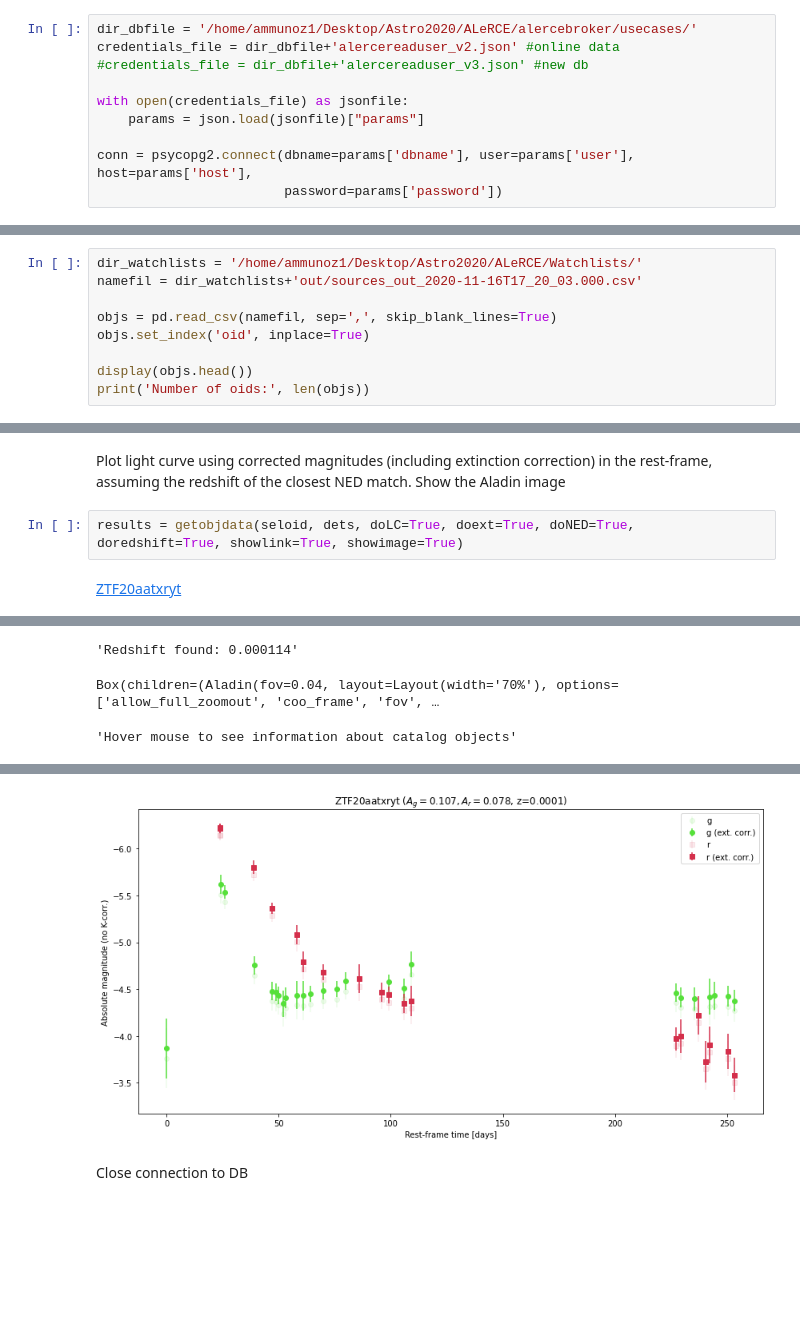
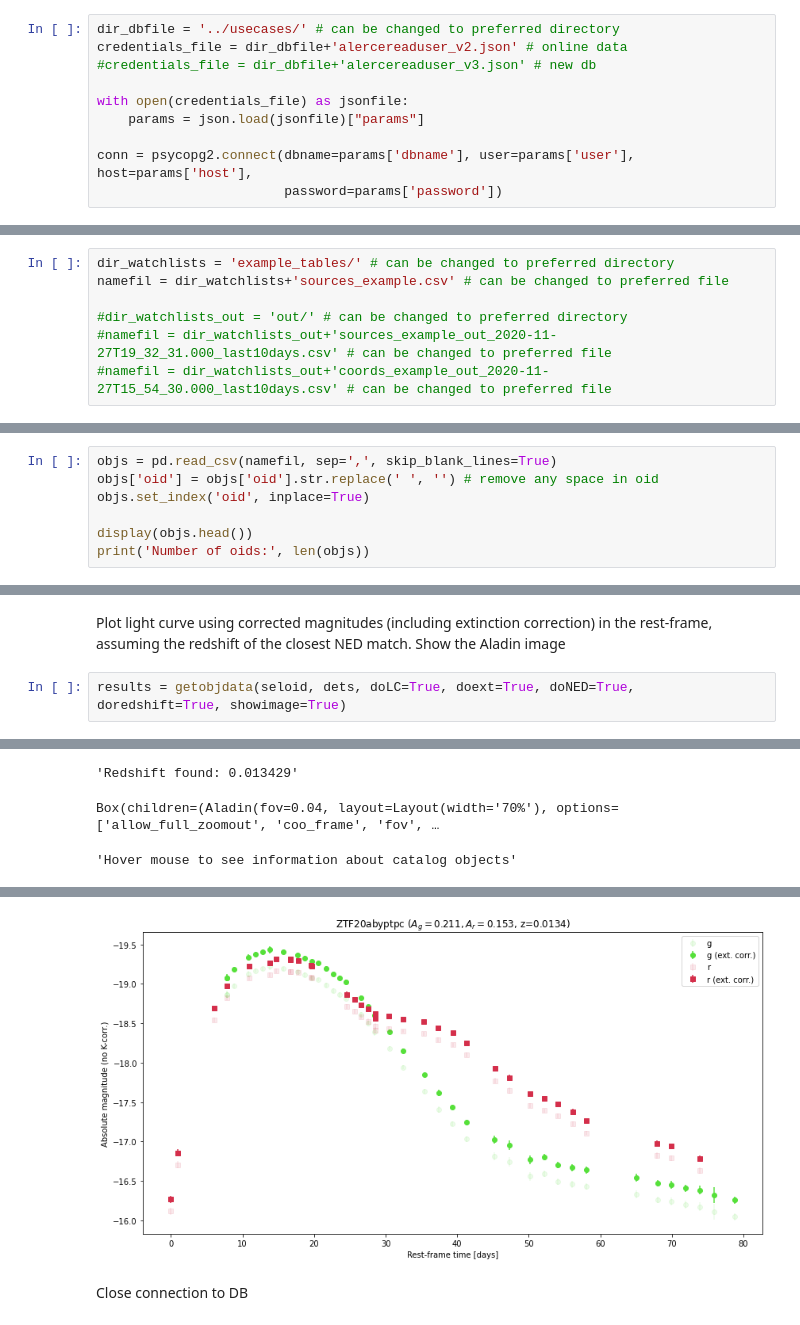
Before and after one commit to alercebroker/watchlists_examples, a Jupyter notebook: watchlists_oids_lc.ipynb, the cells around one changed output, grey strips where cells are left out. Saved outputs shown, nothing was run; the diff lists cells and outputs as text; blank space fills up the shorter version.

```diff
--- a/watchlists_oids_lc.ipynb
+++ b/watchlists_oids_lc.ipynb
@@ -198,9 +198,9 @@ def getobjdata(oid, dets, doLC=False, doext=False, doNED=False, doredshift=False
 # %% [markdown]
 Connect to DB
 # %%
-dir_dbfile = '/home/ammunoz1/Desktop/Astro2020/ALeRCE/alercebroker/usecases/'
-credentials_file = dir_dbfile+'alercereaduser_v2.json' #online data
-#credentials_file = dir_dbfile+'alercereaduser_v3.json' #new db
+dir_dbfile = '../usecases/' # can be changed to preferred directory
+credentials_file = dir_dbfile+'alercereaduser_v2.json' # online data
+#credentials_file = dir_dbfile+'alercereaduser_v3.json' # new db
 
 with open(credentials_file) as jsonfile:
     params = json.load(jsonfile)["params"]
@@ -211,0 +212,7 @@ Read file with oids (csv format, output from watchlists_oids.ipynb)
+# %%
+dir_watchlists = 'example_tables/' # can be changed to preferred directory
+namefil = dir_watchlists+'sources_example.csv' # can be changed to preferred file
+
+#dir_watchlists_out = 'out/' # can be changed to preferred directory
+#namefil = dir_watchlists_out+'sources_example_out_2020-11-27T19_32_31.000_last10days.csv' # can be changed to preferred file
+#namefil = dir_watchlists_out+'coords_example_out_2020-11-27T15_54_30.000_last10days.csv' # can be changed to preferred file
@@ -212,8 +221,6 @@ Read file with oids (csv format, output from watchlists_oids.ipynb)
 # %%
-dir_watchlists = '/home/ammunoz1/Desktop/Astro2020/ALeRCE/Watchlists/'
-namefil = dir_watchlists+'out/sources_out_2020-11-16T17_20_03.000.csv'
-
 objs = pd.read_csv(namefil, sep=',', skip_blank_lines=True)
+objs['oid'] = objs['oid'].str.replace(' ', '') # remove any space in oid
 objs.set_index('oid', inplace=True)
 
 display(objs.head())
@@ -286,6 +299,5 @@ results = getobjdata(seloid, dets, doLC=True, diffmag=True)
 # %% [markdown]
 Plot light curve using corrected magnitudes (including extinction correction) in the rest-frame, assuming the redshift of the closest NED match. Show the Aladin image
 # %%
-results = getobjdata(seloid, dets, doLC=True, doext=True, doNED=True, doredshift=True, showlink=True, showimage=True)
+results = getobjdata(seloid, dets, doLC=True, doext=True, doNED=True, doredshift=True, showimage=True)
 # %% [output]
-ZTF20aatxryt
@@ -302,3 +317,3 @@ Table length=6
-'Redshift found: 0.000114'
+'Redshift found: 0.013429'
 Box(children=(Aladin(fov=0.04, layout=Layout(width='70%'), options=['allow_full_zoomout', 'coo_frame', 'fov', …
 'Hover mouse to see information about catalog objects'
@@ -306,4 +321,4 @@ Box(children=(Aladin(fov=0.04, layout=Layout(width='70%'), options=['allow_full_
-[figure, old version]
+[figure, new version]
 # %% [markdown]
 Close connection to DB
 # %%
```
Also changed, not shown: parts of 11 cells of this notebook.
